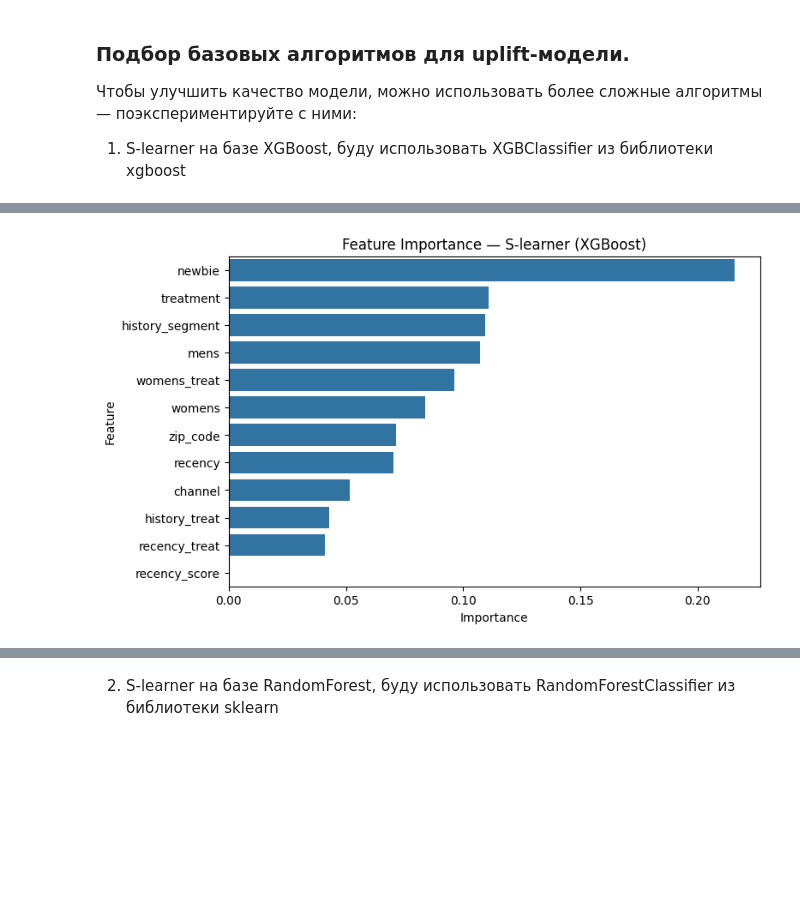
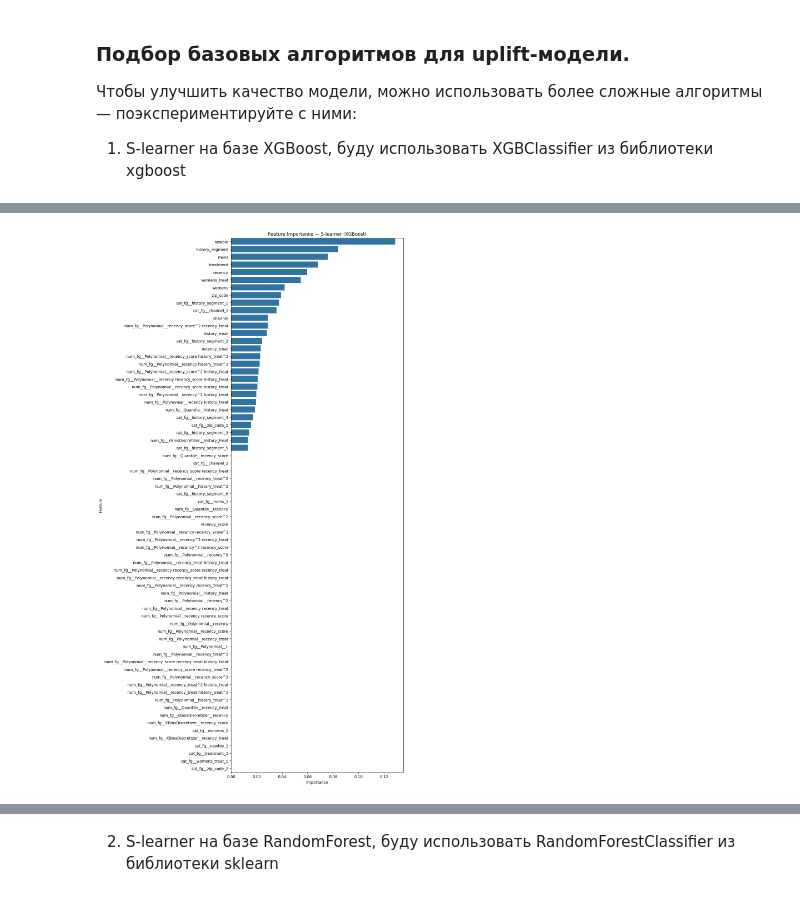
Before and after one commit to kruglikovAlex/mle-uplift-project-2025, a Jupyter notebook: final_project_template.ipynb, the cells around one changed output, grey strips where cells are left out. Drawn from its saved outputs; the diff is of its cells as text; code cells hidden in the pictures; blank space fills up the shorter version.

Commit message:
Fit best params model

```diff
--- a/final_project_template.ipynb
+++ b/final_project_template.ipynb
@@ -2083,0 +2251,7 @@ Index(['recency', 'history_segment', 'mens', 'womens', 'zip_code', 'newbie',
+# %%
+# создаем датасэт с именами колнок
+transformed_df = pd.DataFrame(
+    encoded_features,
+    columns=preprocessor.get_feature_names_out()
+)
+transformed_df.head()
@@ -2083,0 +2270,5 @@ Index(['recency', 'history_segment', 'mens', 'womens', 'zip_code', 'newbie',
+# %%
+transformed_df.index = X.index
+# %%
+# объединяем с исходным датасетом
+df_new  = pd.concat([X, transformed_df, y], axis=1)
@@ -2099,9 +2298,10 @@ import matplotlib.pyplot as plt
 from xgboost import XGBClassifier
 from sklift.viz import plot_uplift_curve, plot_qini_curve
 from sklift.metrics import qini_auc_score, uplift_auc_score
+from sklearn.model_selection import train_test_split
 
 # Загрузка данных
-data = pd.read_parquet('./data/uplift_fp_data_fe.parquet')
+data = df_new #pd.read_parquet('./data/uplift_fp_data_fe.parquet')
 
 # разделим данные на признаки и целевую переменную
 X = data.drop(['target'], axis=1)  # все столбцы, кроме целевой переменной
@@ -2206,17 +2410,17 @@ Uplift%30: 0.0270
 # %%
 # 9. Важность признаков
 importances = pd.Series(model_s.feature_importances_, index=X_train.columns).sort_values(ascending=False)
 importances.to_csv("./models/fe_assets/fi_s_learner_xg.csv")
 
-plt.figure(figsize=(8, 5))
+plt.figure(figsize=(8, 25))
 sns.barplot(x=importances.values, y=importances.index)
 plt.title("Feature Importance — S-learner (XGBoost)")
 plt.xlabel("Importance")
 plt.ylabel("Feature")
 plt.savefig("./models/fe_assets/Feature_Importance—S-learner_(XGBoost).png")
 plt.show()
 # %% [output]
-[figure, old version]
+[figure, new version]
 # %%
 from sklearn.metrics import precision_score, recall_score, f1_score, confusion_matrix, classification_report
 
```
Also changed, not shown: parts of 69 cells of this notebook, 13 other files.
